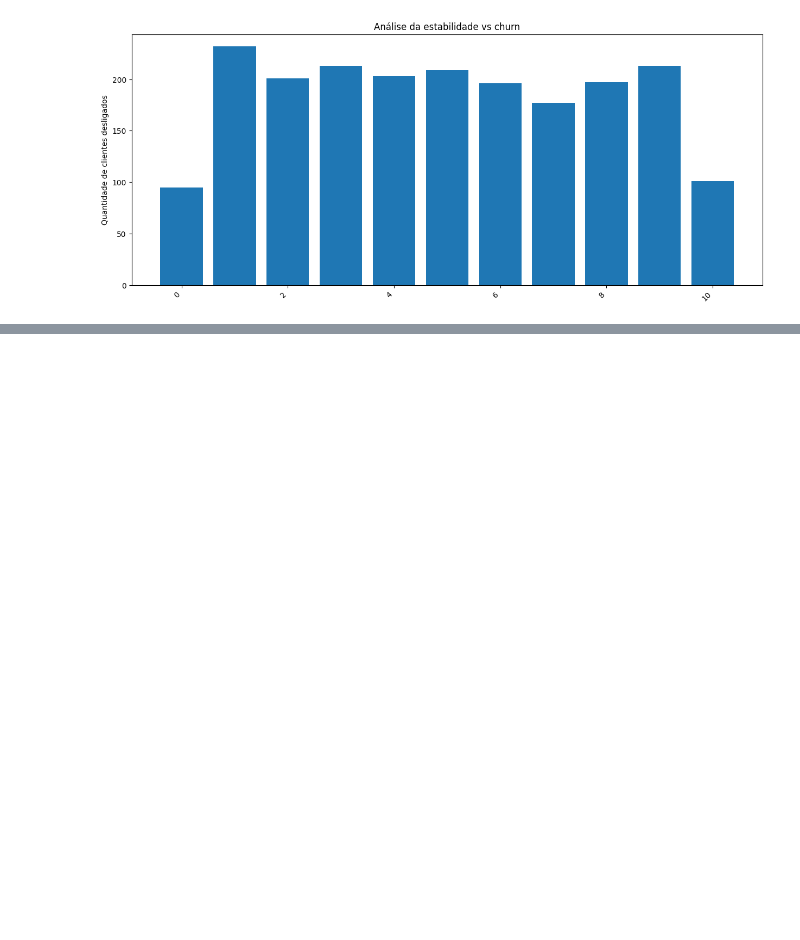
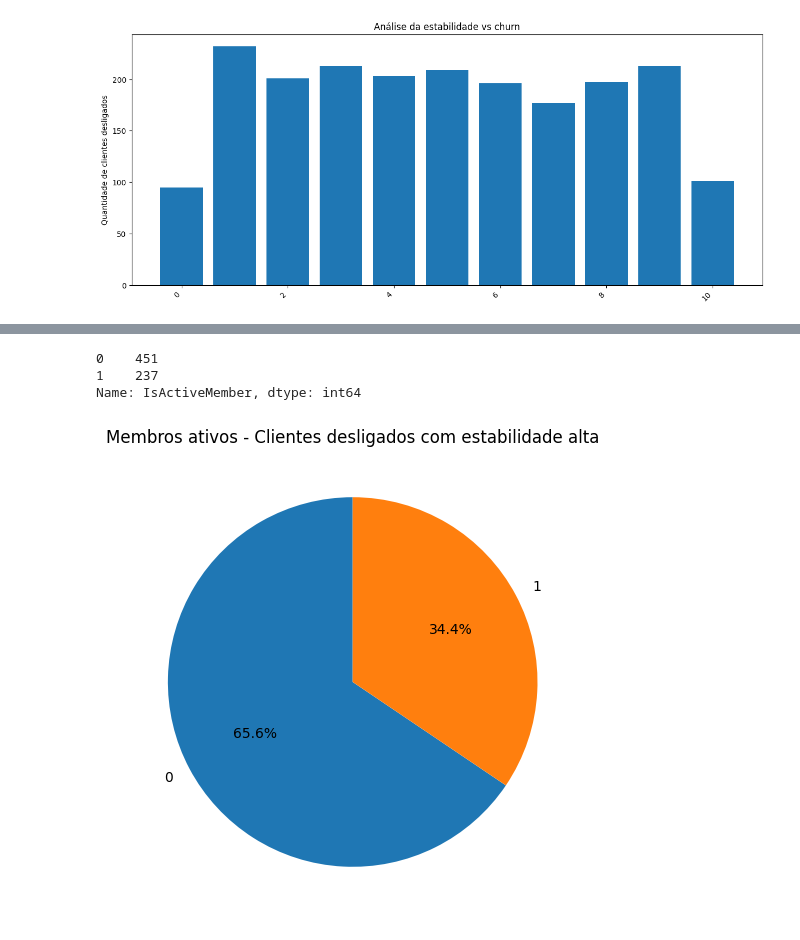
Before and after one commit to mclararibeiro/Ada-tech, a Jupyter notebook: analise_exploratoria_de_dados/analise_inicial.ipynb, the cells around one changed output, grey strips where cells are left out. Drawn from its saved outputs; the diff is of its cells as text; code cells hidden in the pictures; blank space fills up the shorter version.

```diff
--- a/analise_exploratoria_de_dados/analise_inicial.ipynb
+++ b/analise_exploratoria_de_dados/analise_inicial.ipynb
@@ -177,3 +177,7 @@ plt.ylabel("Quantidade de clientes desligados")
 plt.xticks( rotation=45, ha='right');
 # %% [output]
 [figure]
+# %%
+#Agrupando clientes desligados com estabilidade acima de 7
+estabilidade_alta = tabela_churn.loc[tabela_churn['Tenure'] >= 7]
+estabilidade_alta
@@ -180,3 +199,19 @@ plt.xticks( rotation=45, ha='right');
+# %%
+#Quantidade de membros com estabilidade alta e desligados que eram membros ativos
+membros_ativos = estabilidade_alta['IsActiveMember'].value_counts()
+membros_ativos
+# %% [output]
+0    451
+1    237
+Name: IsActiveMember, dtype: int64
+# %%
+import matplotlib.pyplot as plt
+plt.figure(figsize =(15,6))
+plt.title("Membros ativos - Clientes desligados com estabilidade alta")
+plt.pie(membros_ativos, labels = membros_ativos.index, startangle=90, autopct='%1.1f%%')
+plt.show()
+# %% [output]
+[figure, added]
 # %%
 correlacao = tabela.corr().round(2)
 correlacao
```
Also changed, not shown: parts of 3 cells of this notebook.
